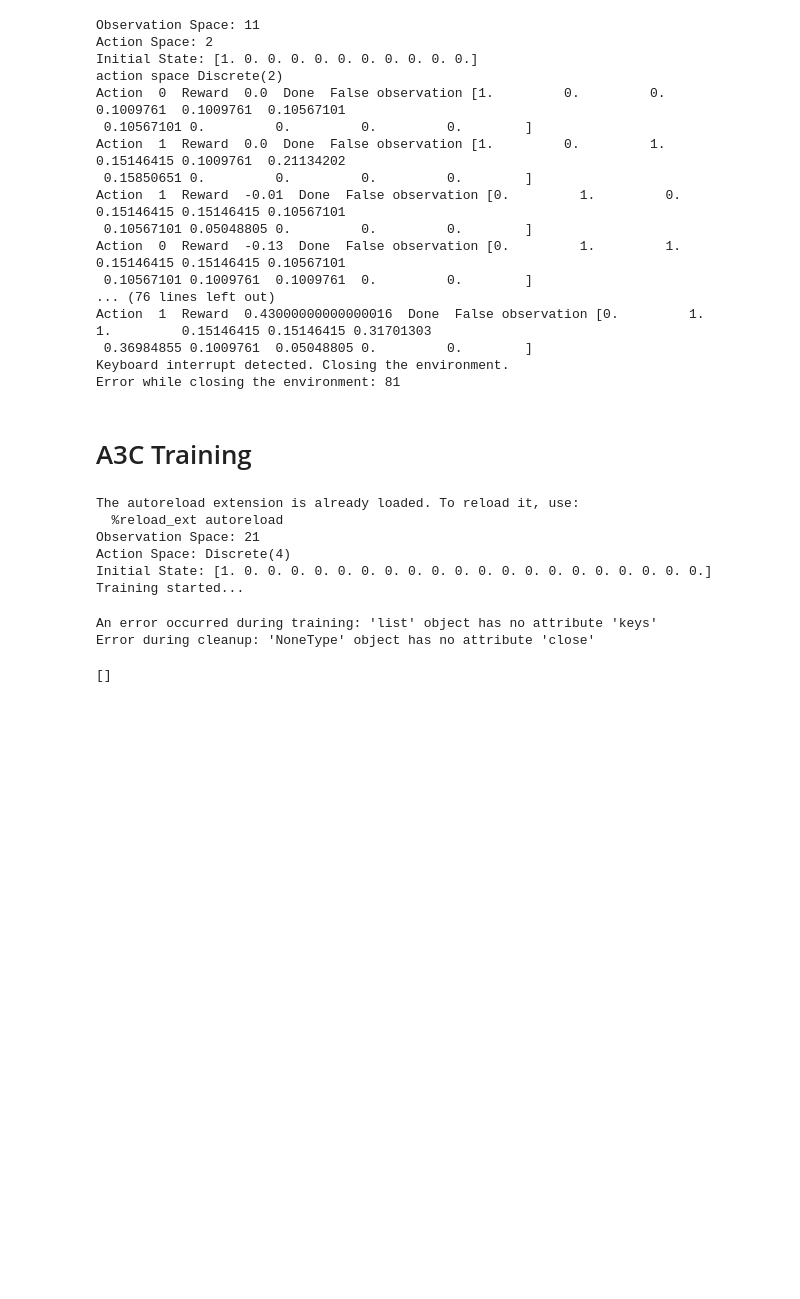
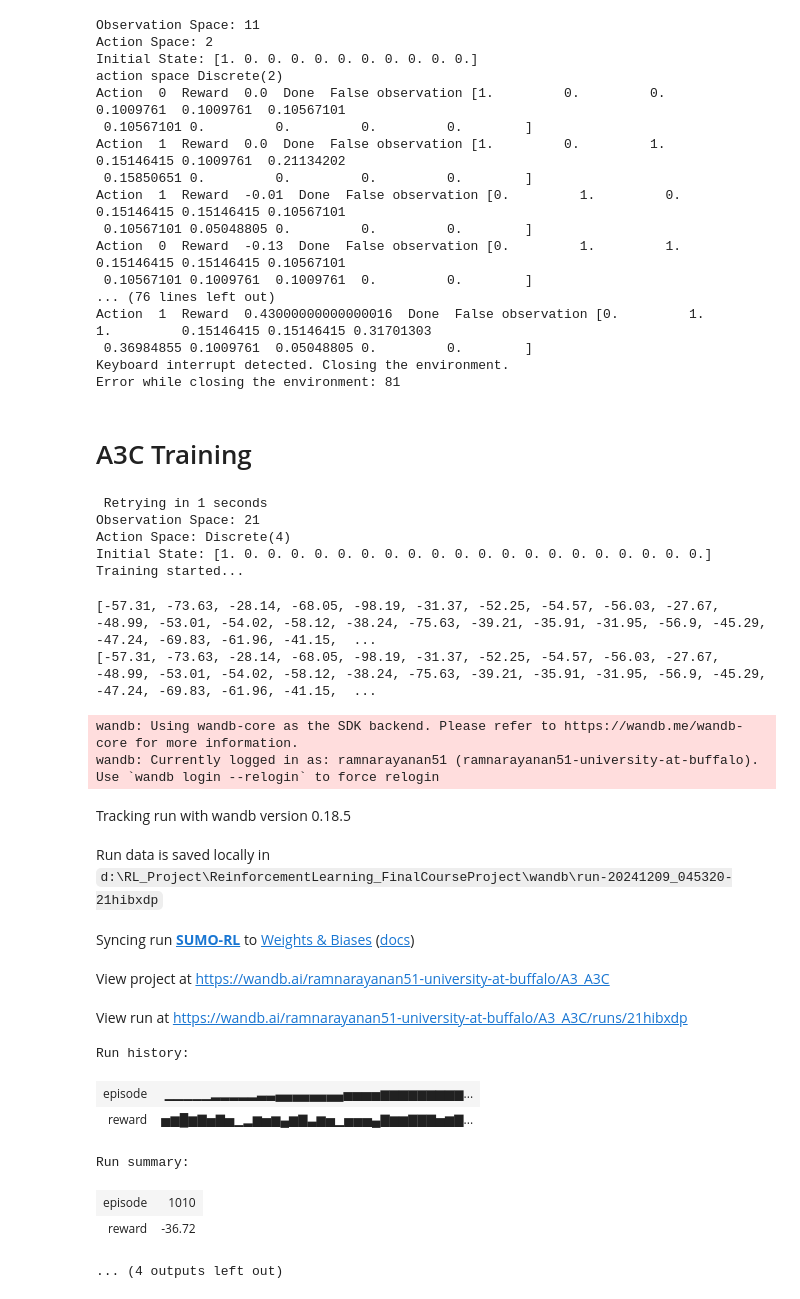
Before and after one commit to KhansaKhanam/ReinforcementLearning_FinalCourseProject, a Jupyter notebook: sumo_A3C.ipynb, the cells around one changed output. Cells and saved outputs as stored; diff of their text form; code cells hidden in the pictures; blank space fills up the shorter version.

```diff
--- a/sumo_A3C.ipynb
+++ b/sumo_A3C.ipynb
@@ -219,11 +219,11 @@ Error while closing the environment: 81
 from a3c_sumo import train_a3c
 
 use_wandb = True
-n_episodes = 1
-learning_rate = 1e-4
+n_episodes = 1000
+learning_rate = 3e-4
 C = 10
 num_seconds = 500
-grad_clip = 10
+grad_clip = 5
 
 nets_dir = 'nets/two_way'
 
@@ -251,38 +251,50 @@ sumo_env = Environment('sumo-rl-v0', net_file=nets_file, route_file=routes_file,
 
 print("Observation Space:", sumo_env.observation_space)
 print("Action Space:", sumo_env.action_space)
 print("Initial State:", sumo_env.state)
 
 # max_steps = 1000
 
 input_dims = sumo_env.observation_space
 actions = sumo_env.action_space.n
 
 # Pack all file related variables into a dictionary
 file_paths = {
     'nets_file': nets_file,
     'routes_file': routes_file,
     'out_csv_name': out_csv_name
 }
 
 
 # Do not pass the environment object to the training function due to issues with pickling and locking
 # Pass None instead
 
 # Train the models
 # train_a3c(sumo_env, max_steps=1000, num_episodes=10, gamma=0.99, lr=0.001, beta=0.01, num_processes=4)
 train_a3c(None, input_dims=[input_dims], n_actions=actions, n_episodes=n_episodes, use_wandb=use_wandb,
           grad_clip=grad_clip, C=C, env_id='SUMO-RL', lr=1e-4, input_files=file_paths)
 # %% [output]
-The autoreload extension is already loaded. To reload it, use:
-  %reload_ext autoreload
+ Retrying in 1 seconds
 Observation Space: 21
 Action Space: Discrete(4)
 Initial State: [1. 0. 0. 0. 0. 0. 0. 0. 0. 0. 0. 0. 0. 0. 0. 0. 0. 0. 0. 0. 0.]
 Training started...
-An error occurred during training: 'list' object has no attribute 'keys'
-Error during cleanup: 'NoneType' object has no attribute 'close'
+[-57.31, -73.63, -28.14, -68.05, -98.19, -31.37, -52.25, -54.57, -56.03, -27.67, -48.99, -53.01, -54.02, -58.12, -38.24, -75.63, -39.21, -35.91, -31.95, -56.9, -45.29, -47.24, -69.83, -61.96, -41.15,  ...
+[-57.31, -73.63, -28.14, -68.05, -98.19, -31.37, -52.25, -54.57, -56.03, -27.67, -48.99, -53.01, -54.02, -58.12, -38.24, -75.63, -39.21, -35.91, -31.95, -56.9, -45.29, -47.24, -69.83, -61.96, -41.15,  ...
-[]
+wandb: Using wandb-core as the SDK backend. Please refer to https://wandb.me/wandb-core for more information.
+wandb: Currently logged in as: ramnarayanan51 (ramnarayanan51-university-at-buffalo). Use `wandb login --relogin` to force relogin
+Tracking run with wandb version 0.18.5
+Run data is saved locally in d:\RL_Project\ReinforcementLearning_FinalCourseProject\wandb\run-20241209_045320-21hibxdp
+Syncing run SUMO-RL to Weights & Biases (docs)
+View project at https://wandb.ai/ramnarayanan51-university-at-buffalo/A3_A3C
+View run at https://wandb.ai/ramnarayanan51-university-at-buffalo/A3_A3C/runs/21hibxdp
+Run history:
+| episode | ▁▁▁▁▁▂▂▂▂▂▃▃▄▄▄▄▄▄▄▄▅▅▅▅▆▆▆▆▆▆▆▆▆... |
+| reward | ▅▆█▆▇▅▇▅▁▂▆▅▆▄▆▇▃▆▅▁▅▅▅▄▇▆▆▇▇▇▅▆▇... |
+Run summary:
+| episode | 1010 |
+| reward | -36.72 |
+... (4 outputs left out)
 # %%
 %matplotlib inline
 %load_ext autoreload
```
Also changed, not shown: parts of 6 cells of this notebook, 13 other files.
